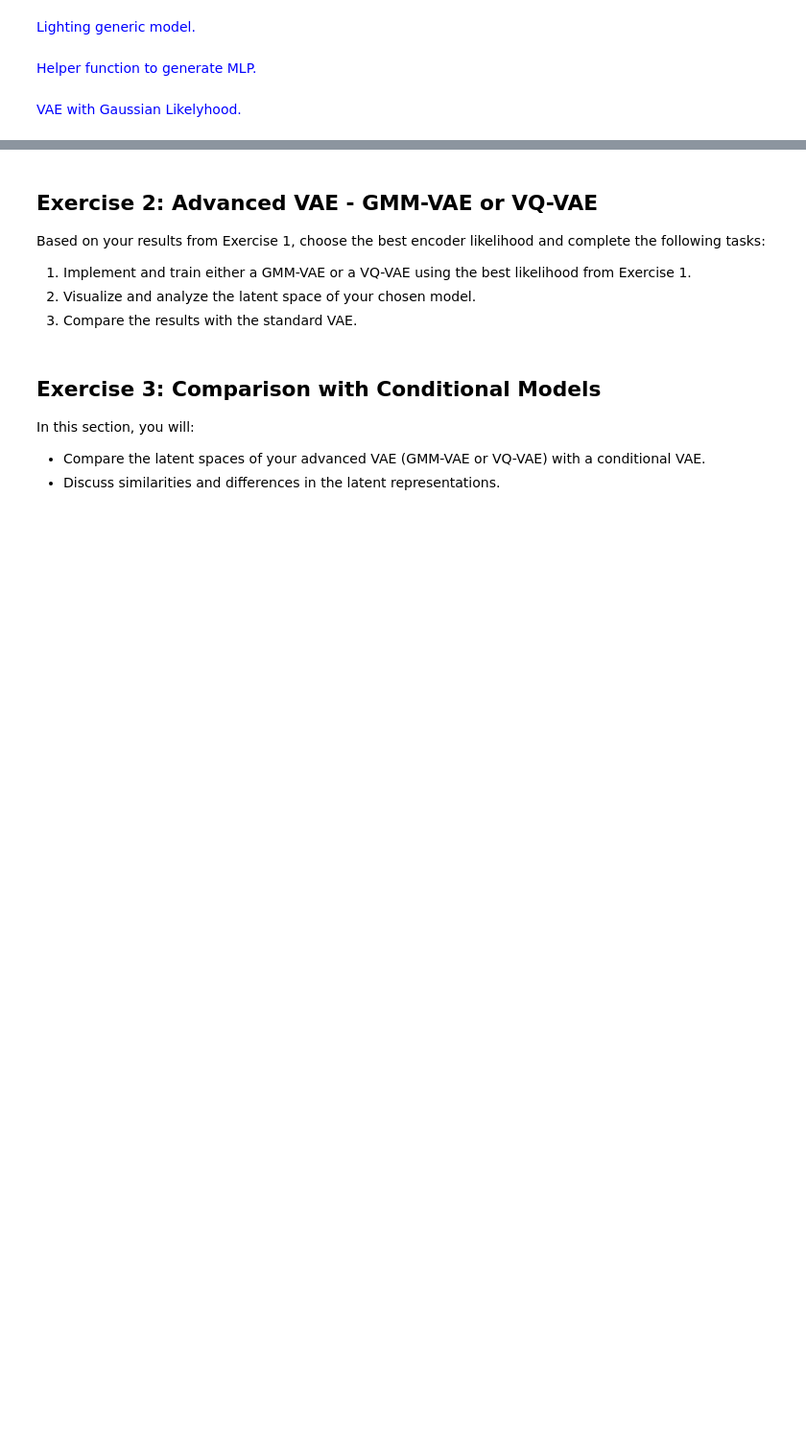
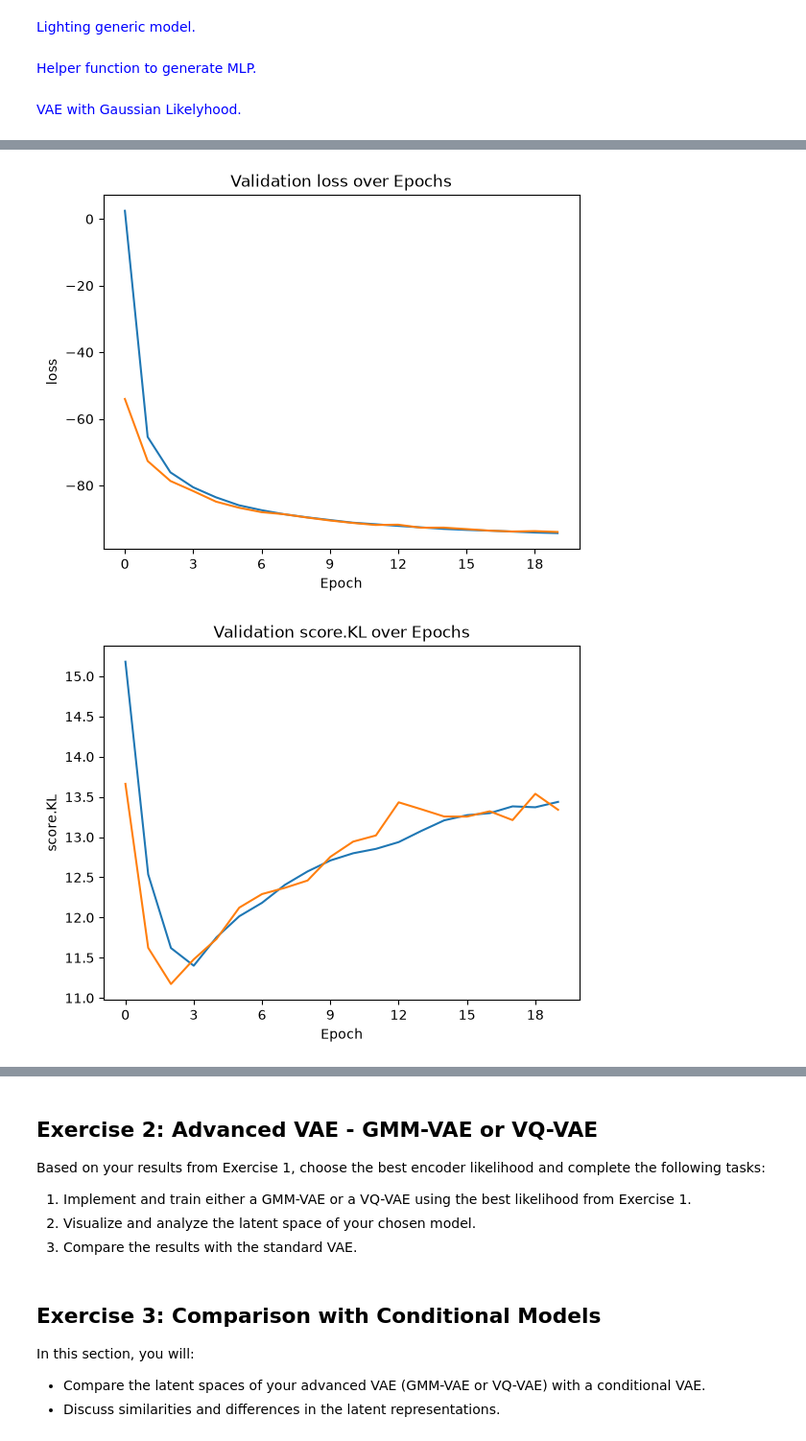
Before and after one commit to Lolillosky/GenerativeDeepLearningCourse, a Jupyter notebook: Topic4/Homework_VAEs.ipynb, the cells around one changed output, grey strips where cells are left out. Shown at 96% size. Drawn from its saved outputs; the diff is of its cells as text; code cells hidden in the pictures; blank space fills up the shorter version.

```diff
--- a/Topic4/Homework_VAEs.ipynb
+++ b/Topic4/Homework_VAEs.ipynb
@@ -347,0 +393,26 @@ trainer.fit(lit_model, train_dataloaders=train_data_loader, val_dataloaders=vali
+# %%
+def plot_training_results(results_path, metric = 'loss'):
+    from matplotlib.ticker import MaxNLocator
+
+    results = pd.read_csv(results_path)
+
+    results = results.groupby(["epoch", "step"], as_index=False).first()
+
+    plt.plot(results['epoch'], results[metric + ".train"])
+    plt.xlabel('Epoch')
+    plt.ylabel(metric)
+    plt.title(f'Training {metric} over Epochs')
+    plt.plot(results['epoch'], results[metric + ".valid"])
+    plt.xlabel('Epoch')
+    plt.title(f'Validation {metric} over Epochs')
+    plt.gca().xaxis.set_major_locator(MaxNLocator(integer=True))
+    plt.show()
+# %%
+plot_training_results('./lightning_logs/VAE_NormalLikelihood/fixed/metrics.csv', metric='loss')
+
+plot_training_results('./lightning_logs/VAE_NormalLikelihood/fixed/metrics.csv', metric='score.KL')
+
+plot_training_results('./lightning_logs/VAE_NormalLikelihood/fixed/metrics.csv', metric='score.RE')
+# %% [output]
+[figure, added]
+[figure, added]
```
Also changed, not shown: parts of 17 cells of this notebook.
